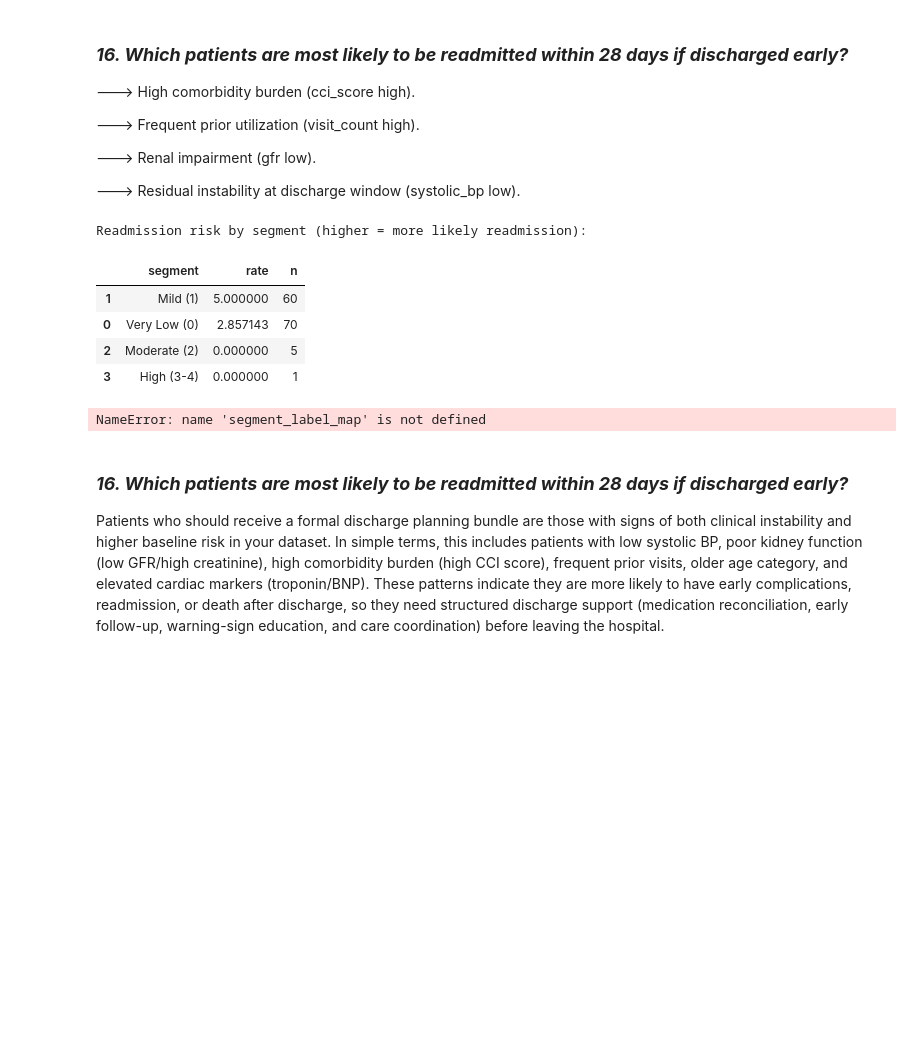
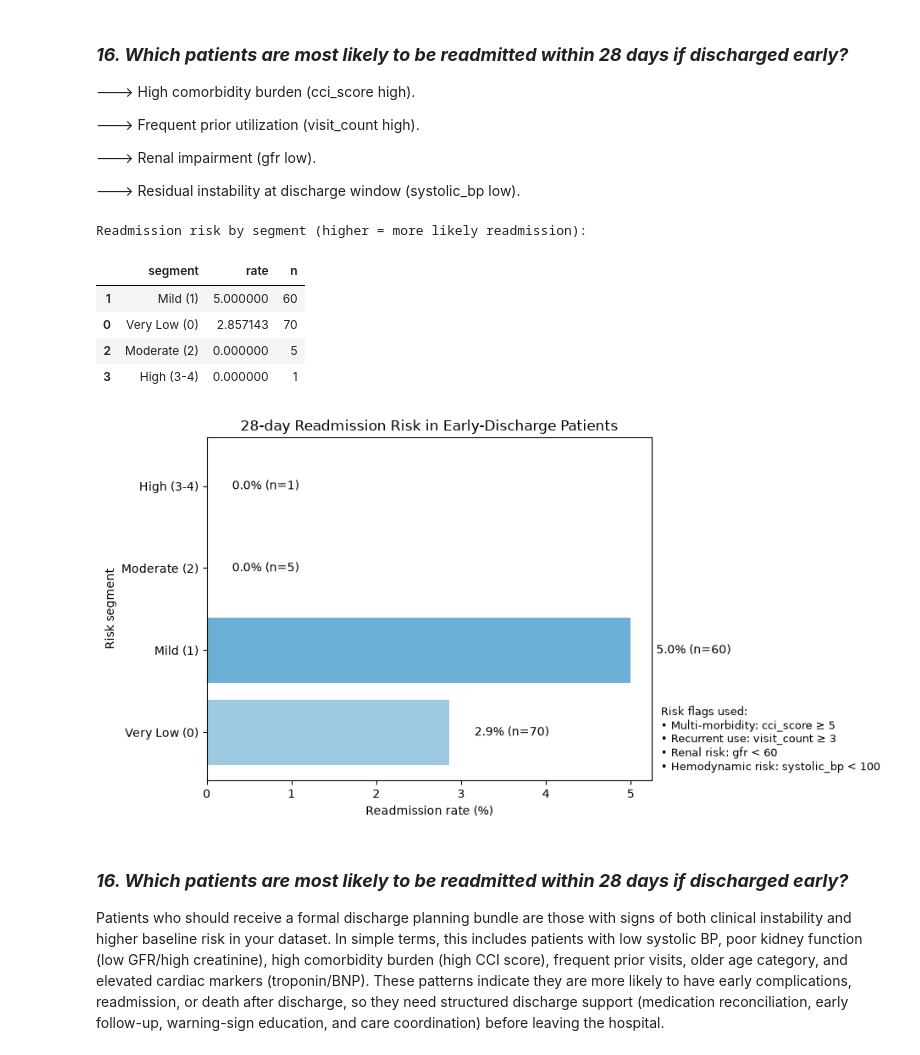
Before and after one commit to Yasasmini/Team3_PyCoders_PythonHackathon_SEP2026, a Jupyter notebook: Team3_PyCoders_Category3.Prescriptive.ipynb, the cells around one changed output. Drawn from its saved outputs; the diff is of its cells as text; code cells hidden in the pictures; blank space fills up the shorter version.

```diff
--- a/Team3_PyCoders_Category3.Prescriptive.ipynb
+++ b/Team3_PyCoders_Category3.Prescriptive.ipynb
@@ -1678,8 +1678,6 @@ else:
 
 ---> Residual instability at discharge window (systolic_bp low).
 # %%
-
-
 # Resolve column names
 readmit_col = "readmission_28d" if "readmission_28d" in df.columns else "readmitted_within_28_days"
 early_col = "early_discharge" if "early_discharge" in df.columns else "discharged_early"
@@ -1734,37 +1732,48 @@ display(seg.sort_values("rate", ascending=False))
 
 
 seg_plot = seg.copy()
+class segment_label_map(dict):
+    def __missing__(self, key):
+        return key
+
+segment_label_map = segment_label_map({
+    "Very Low (0)": "Very Low (0)",
+    "Mild (1)": "Mild (1)",
+    "Moderate (2)": "Moderate (2)",
+    "High (3-4)": "High (3-4)"
+})
+
 seg_plot["segment_label"] = seg_plot["segment"].astype(str).map(segment_label_map)
 
 fig, ax = plt.subplots(figsize=(9.5, 5))
-ax.barh(seg_plot["segment_label"], seg_plot["rate"], color=["#9ecae1", "#6baed6", "#3182bd", "#08519c"])
+ax.barh(seg_plot["segment_label"], seg_plot["rate"], color=["#9ECAE1", "#6BAED6", "#3182BD", "#08519C"])
 for i, r in seg_plot.reset_index(drop=True).iterrows():
     ax.text(r["rate"] + 0.3, i, f'{r["rate"]:.1f}% (n={int(r["n"])})', va="center")
 
 flags_text = (
     "Risk flags used:\n"
     "• Multi-morbidity: cci_score ≥ 5\n"
     "• Recurrent use: visit_count ≥ 3\n"
     "• Renal risk: gfr < 60\n"
     "• Hemodynamic risk: systolic_bp < 100"
 )
 ax.text(1.02, 0.02, flags_text, transform=ax.transAxes, fontsize=9, va="bottom")
 
 ax.set_title("28-day Readmission Risk in Early-Discharge Patients")
 ax.set_xlabel("Readmission rate (%)")
 ax.set_ylabel("Risk segment")
 plt.tight_layout()
 plt.show()
 
 # ...existing code...
 # %% [output]
 Readmission risk by segment (higher = more likely readmission):
 |  | segment | rate | n |
 | 1 | Mild (1) | 5.000000 | 60 |
 | 0 | Very Low (0) | 2.857143 | 70 |
 | 2 | Moderate (2) | 0.000000 | 5 |
 | 3 | High (3-4) | 0.000000 | 1 |
-NameError: name 'segment_label_map' is not defined
+[figure, added]
 # %% [markdown]
 ### ***16. Which patients are most likely to be readmitted within 28 days if discharged early?***
 Patients who should receive a formal discharge planning bundle are those with signs of both clinical instability and higher baseline risk in your dataset. In simple terms, this includes patients with low systolic BP, poor kidney function (low GFR/high creatinine), high comorbidity burden (high CCI score), frequent prior visits, older age category, and elevated cardiac markers (troponin/BNP). These patterns indicate they are more likely to have early complications, readmission, or death after discharge, so they need structured discharge support (medication reconciliation, early follow-up, warning-sign education, and care coordination) before leaving the hospital.
```
Also changed, not shown: parts of 27 cells of this notebook, 2 other files.
